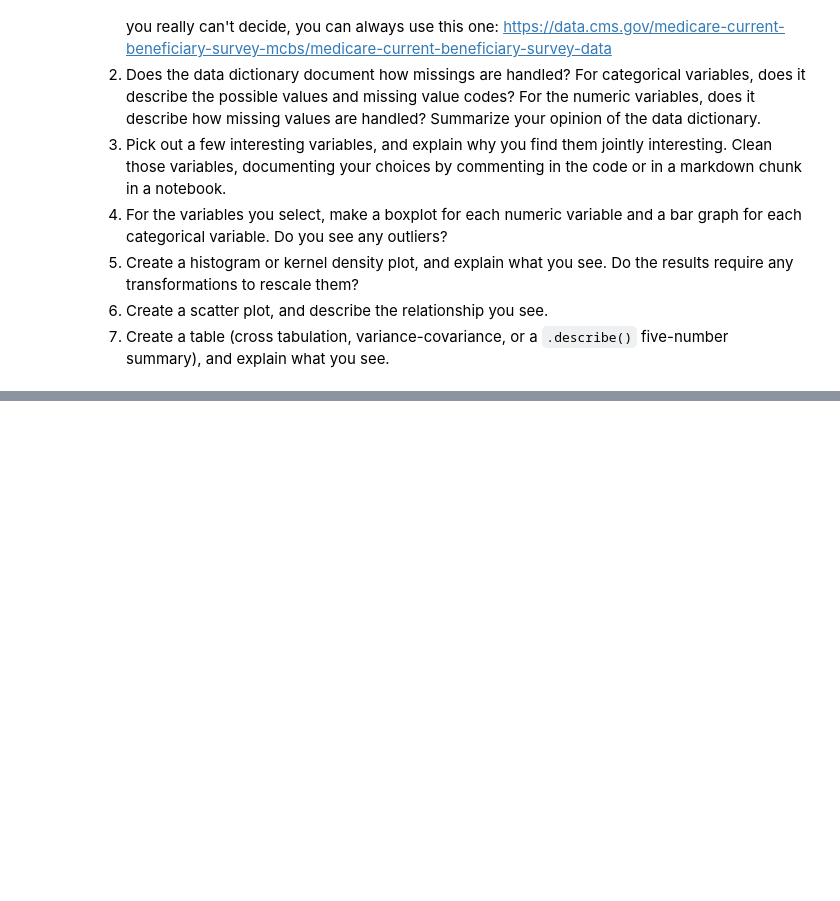
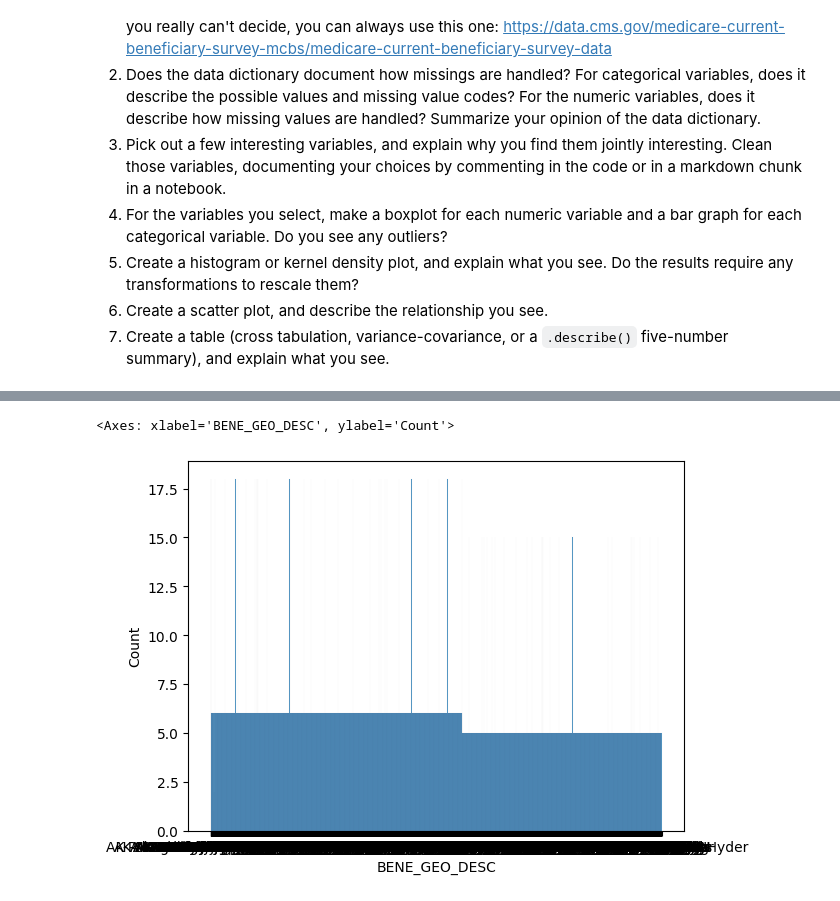
Before and after one commit to gdbwoo/visualization, a Jupyter notebook: assignment/assignment.ipynb, the cells around one changed output, grey strips where cells are left out. Cells and saved outputs as stored; diff of their text form; code cells hidden in the pictures; blank space fills up the shorter version.

```diff
--- a/assignment/assignment.ipynb
+++ b/assignment/assignment.ipynb
@@ -263,0 +334,5 @@ Part 1:
+# %%
+sns.histplot(gdf['BENE_GEO_DESC'])
+# %% [output]
+<Axes: xlabel='BENE_GEO_DESC', ylabel='Count'>
+[figure, added]
```
Also changed, not shown: parts of 11 cells of this notebook.
